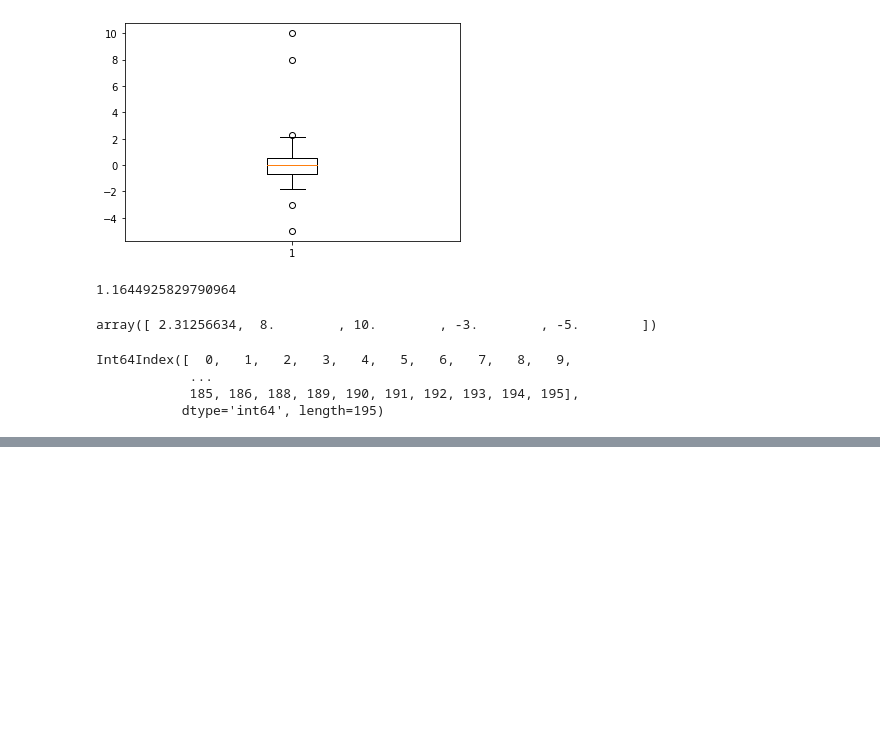
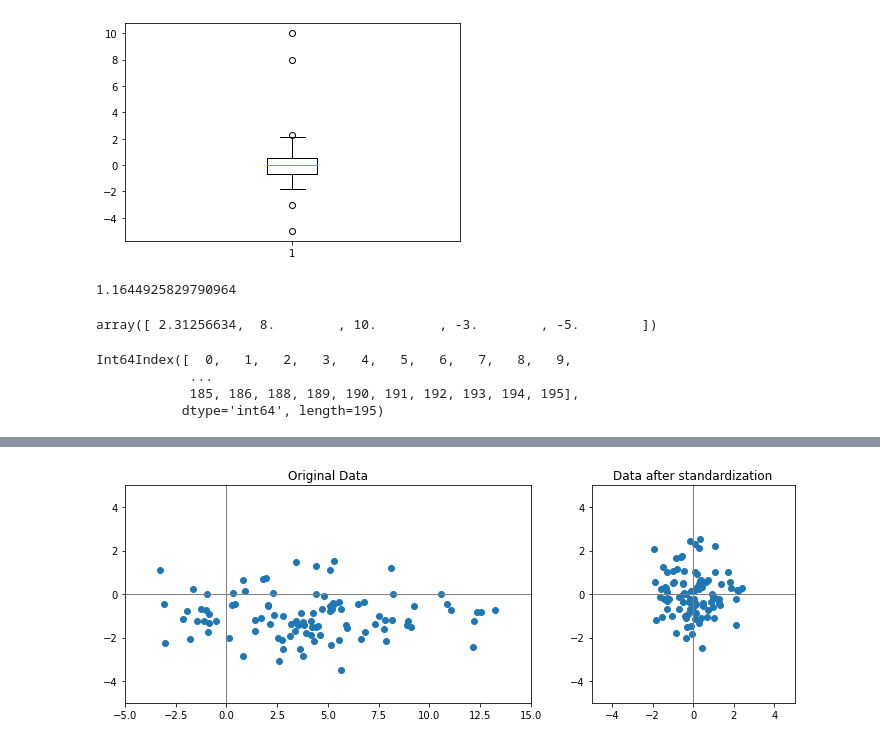
Before and after one commit to mingikim1998/offline, a Jupyter notebook: 1024_z_score.ipynb, the cells around one changed output, grey strips where cells are left out. Saved outputs shown, nothing was run; the diff lists cells and outputs as text; code cells hidden in the pictures; blank space fills up the shorter version.

```diff
--- a/1024_z_score.ipynb
+++ b/1024_z_score.ipynb
@@ -308,3 +308,9 @@ Int64Index([  0,   1,   2,   3,   4,   5,   6,   7,   8,   9,
             ...
             185, 186, 188, 189, 190, 191, 192, 193, 194, 195],
            dtype='int64', length=195)
+# %%
+# 정규분포를 따라 랜덤하게 데이터 x를 생성합니다.
+np.random.seed(2020)
+x = pd.DataFrame({'A': np.random.randn(100)*4+4,
+                 'B': np.random.randn(100)-1})
+x
@@ -310,0 +331,4 @@ Int64Index([  0,   1,   2,   3,   4,   5,   6,   7,   8,   9,
+# %%
+# 데이터 x를 Standardization 기법으로 정규화합니다.
+x_standardization = (x - x.mean())/x.std()
+x_standardization
@@ -310,0 +367,21 @@ Int64Index([  0,   1,   2,   3,   4,   5,   6,   7,   8,   9,
+# %%
+fig, axs = plt.subplots(1,2, figsize=(12, 4),
+                        gridspec_kw={'width_ratios': [2, 1]})
+
+axs[0].scatter(x['A'], x['B'])
+axs[0].set_xlim(-5, 15)
+axs[0].set_ylim(-5, 5)
+axs[0].axvline(c='grey', lw=1)
+axs[0].axhline(c='grey', lw=1)
+axs[0].set_title('Original Data')
+
+axs[1].scatter(x_standardization['A'], x_standardization['B'])
+axs[1].set_xlim(-5, 5)
+axs[1].set_ylim(-5, 5)
+axs[1].axvline(c='grey', lw=1)
+axs[1].axhline(c='grey', lw=1)
+axs[1].set_title('Data after standardization')
+
+plt.show()
+# %% [output]
+[figure, added]
```
Also changed, not shown: parts of 30 cells of this notebook.
